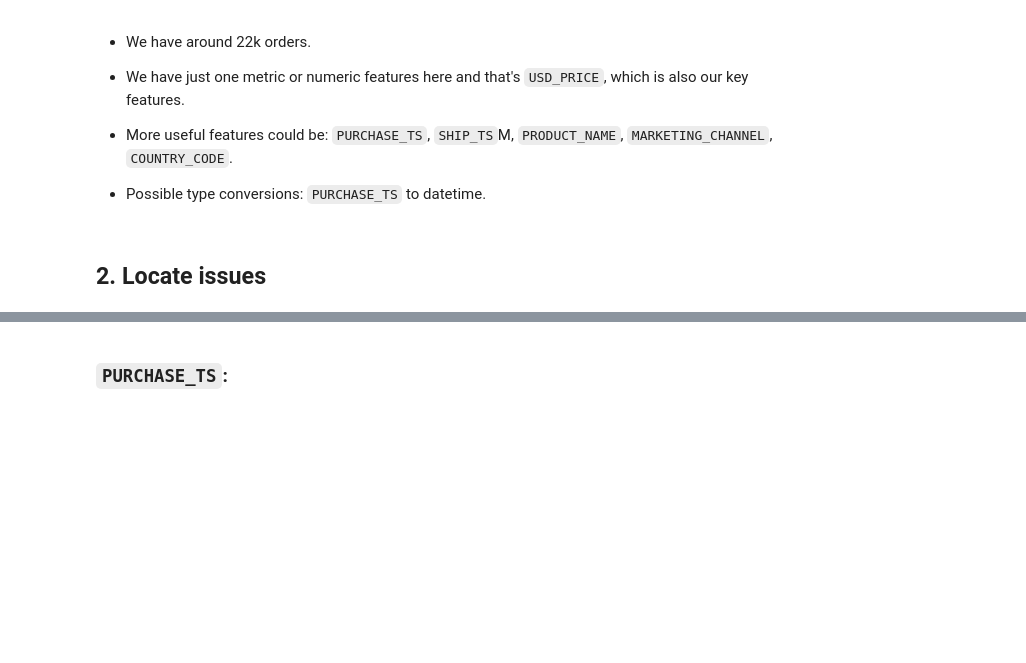
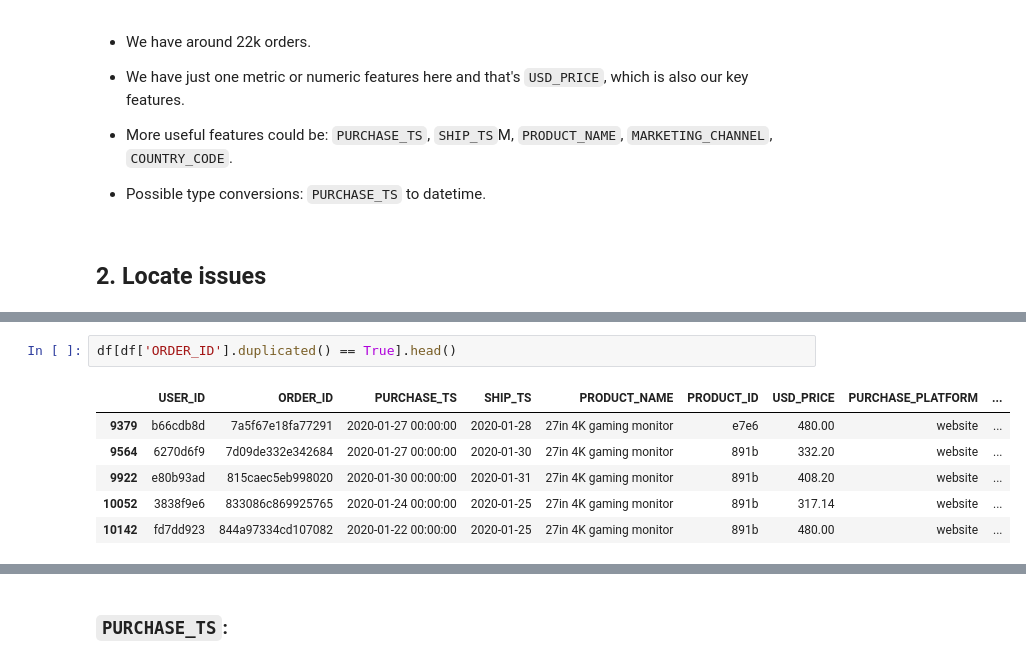
Before and after one commit to bdk-333/GameZone-Data-Analytics, a Jupyter notebook: notebooks/1_data_cleaning.ipynb, the cells around one changed output, grey strips where cells are left out. Cells and saved outputs as stored; diff of their text form; blank space fills up the shorter version.

```diff
--- a/notebooks/1_data_cleaning.ipynb
+++ b/notebooks/1_data_cleaning.ipynb
@@ -60,0 +97,9 @@ memory usage: 1.8+ MB
+# %%
+df[df['ORDER_ID'].duplicated() == True].head()
+# %% [output]
+|  | USER_ID | ORDER_ID | PURCHASE_TS | SHIP_TS | PRODUCT_NAME | PRODUCT_ID | USD_PRICE | PURCHASE_PLATFORM | ... |
+| 9379 | b66cdb8d | 7a5f67e18fa77291 | 2020-01-27 00:00:00 | 2020-01-28 | 27in 4K gaming monitor | e7e6 | 480.00 | website | ... |
+| 9564 | 6270d6f9 | 7d09de332e342684 | 2020-01-27 00:00:00 | 2020-01-30 | 27in 4K gaming monitor | 891b | 332.20 | website | ... |
+| 9922 | e80b93ad | 815caec5eb998020 | 2020-01-30 00:00:00 | 2020-01-31 | 27in 4K gaming monitor | 891b | 408.20 | website | ... |
+| 10052 | 3838f9e6 | 833086c869925765 | 2020-01-24 00:00:00 | 2020-01-25 | 27in 4K gaming monitor | 891b | 317.14 | website | ... |
+| 10142 | fd7dd923 | 844a97334cd107082 | 2020-01-22 00:00:00 | 2020-01-25 | 27in 4K gaming monitor | 891b | 480.00 | website | ... |
```
Also changed, not shown: parts of 18 cells of this notebook, 2 other files.
